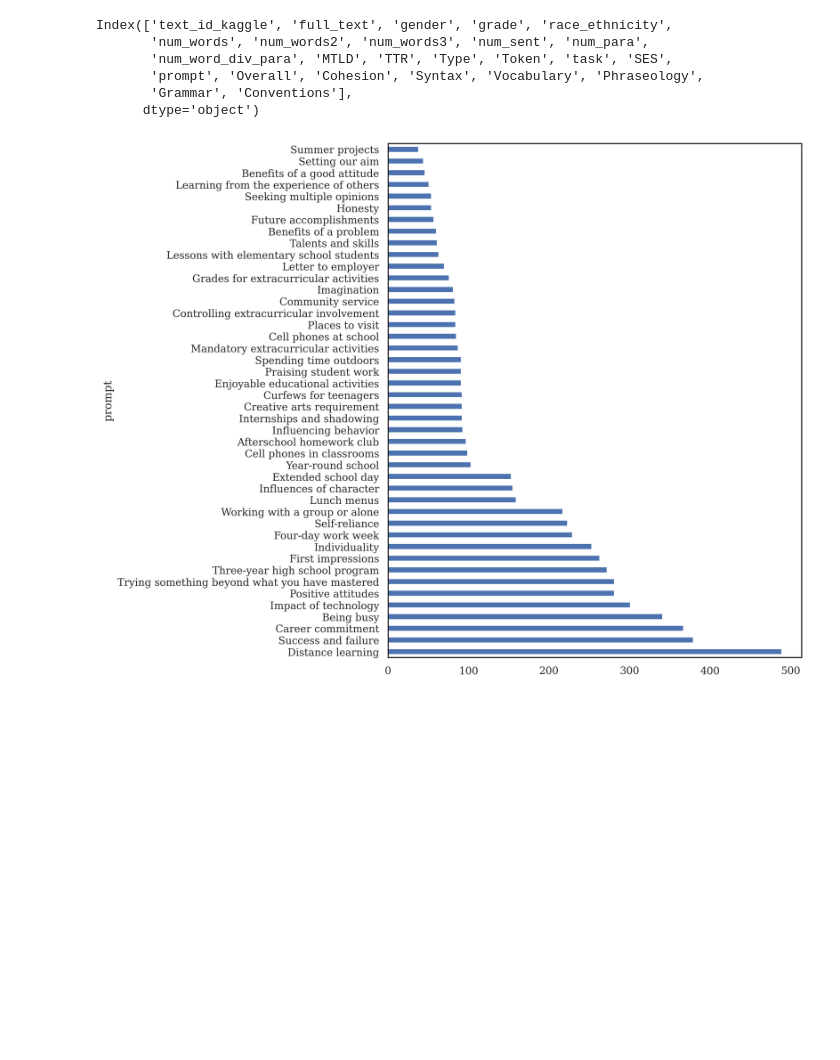
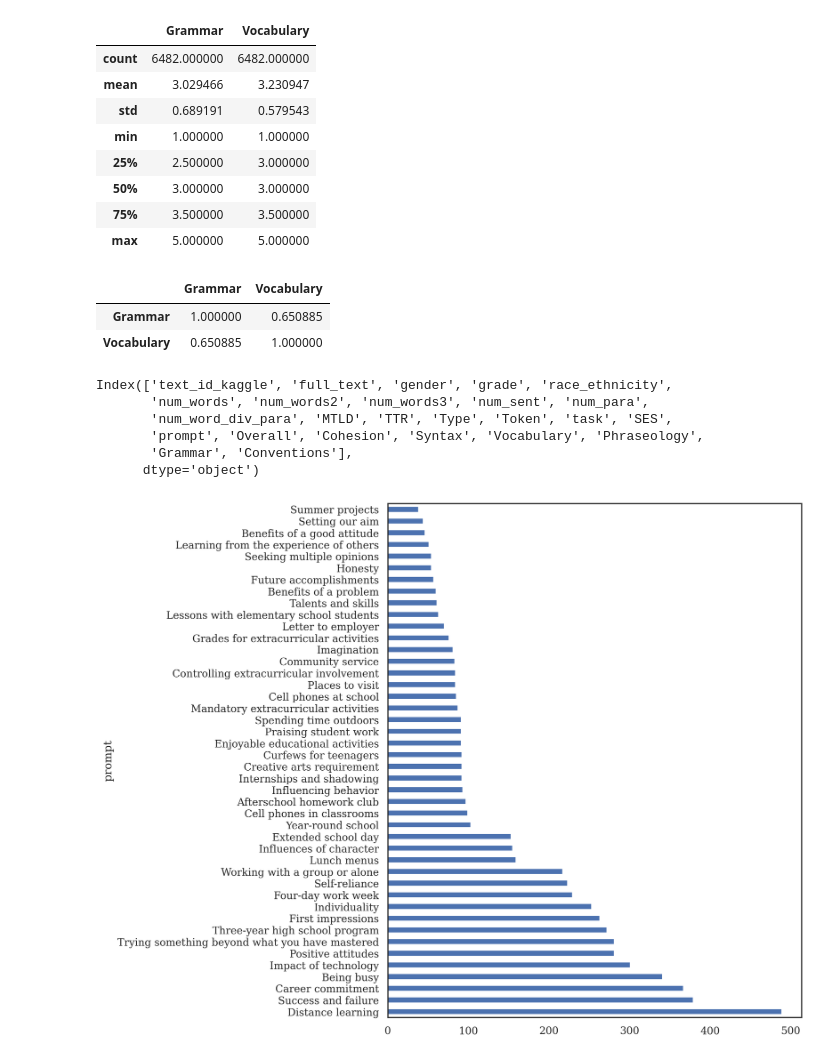
Before and after one commit to learlab/cfa-transformers, a Jupyter notebook: src/0-eda.ipynb, the cells around one changed output. Cells and saved outputs as stored; diff of their text form; code cells hidden in the pictures; blank space fills up the shorter version.

```diff
--- a/src/0-eda.ipynb
+++ b/src/0-eda.ipynb
@@ -36,3 +42,21 @@ df.head()
+# %%
+df[['Grammar', 'Vocabulary']].describe()
+# %% [output]
+|  | Grammar | Vocabulary |
+| count | 6482.000000 | 6482.000000 |
+| mean | 3.029466 | 3.230947 |
+| std | 0.689191 | 0.579543 |
+| min | 1.000000 | 1.000000 |
+| 25% | 2.500000 | 3.000000 |
+| 50% | 3.000000 | 3.000000 |
+| 75% | 3.500000 | 3.500000 |
+| max | 5.000000 | 5.000000 |
+# %%
+df[['Grammar', 'Vocabulary']].corr()
+# %% [output]
+|  | Grammar | Vocabulary |
+| Grammar | 1.000000 | 0.650885 |
+| Vocabulary | 0.650885 | 1.000000 |
 # %%
 # Print out the name of all columns in the dataframe
 df.columns
```
Also changed, not shown: parts of 27 cells of this notebook, 5 other files.
